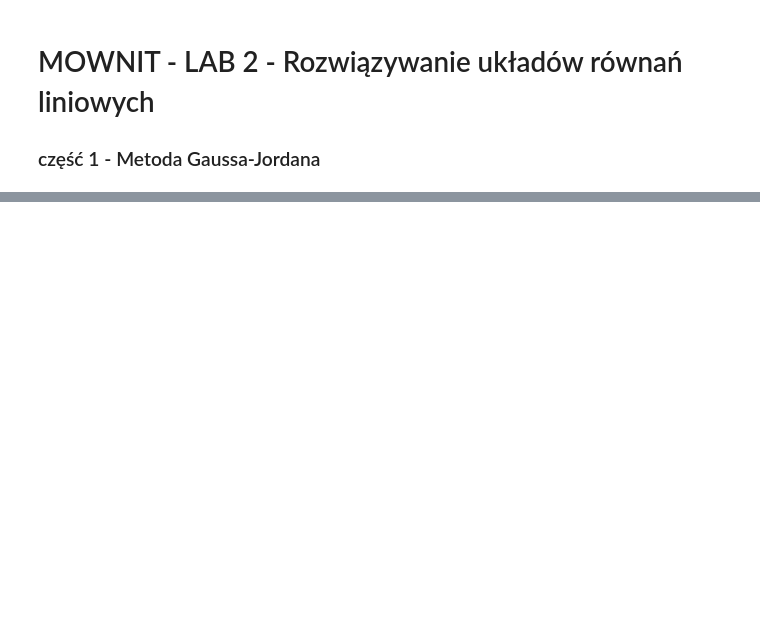
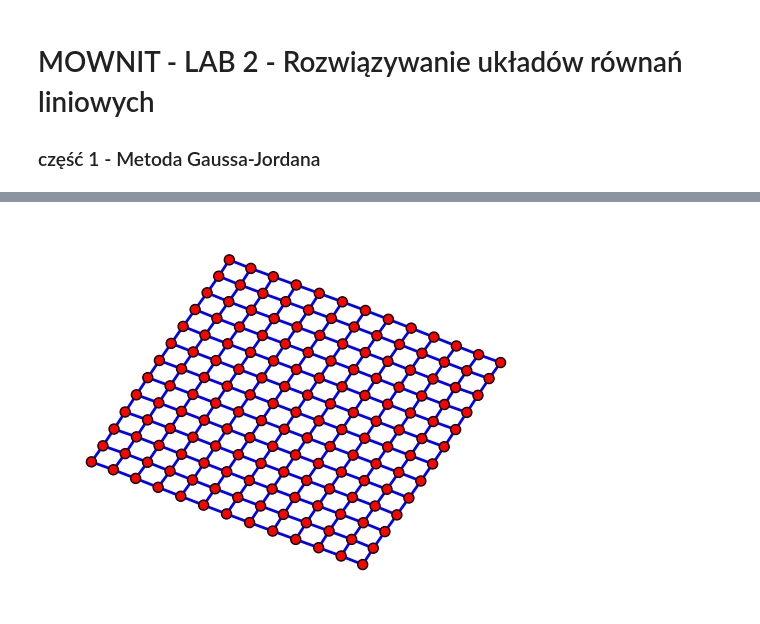
Before and after one commit to mhytrek/MOWNIT, a Jupyter notebook: lab2.ipynb, the cells around one changed output, grey strips where cells are left out. Drawn from its saved outputs; the diff is of its cells as text; code cells hidden in the pictures; blank space fills up the shorter version.

```diff
--- a/lab2.ipynb
+++ b/lab2.ipynb
@@ -177,0 +428,4 @@ def count_without_pivoting(matrix):
+# %%
+visualize_graph(169,read_graph(169,net_graph(13))[1])
+# %% [output]
+[figure, added]
```
Also changed, not shown: parts of 41 cells of this notebook.
